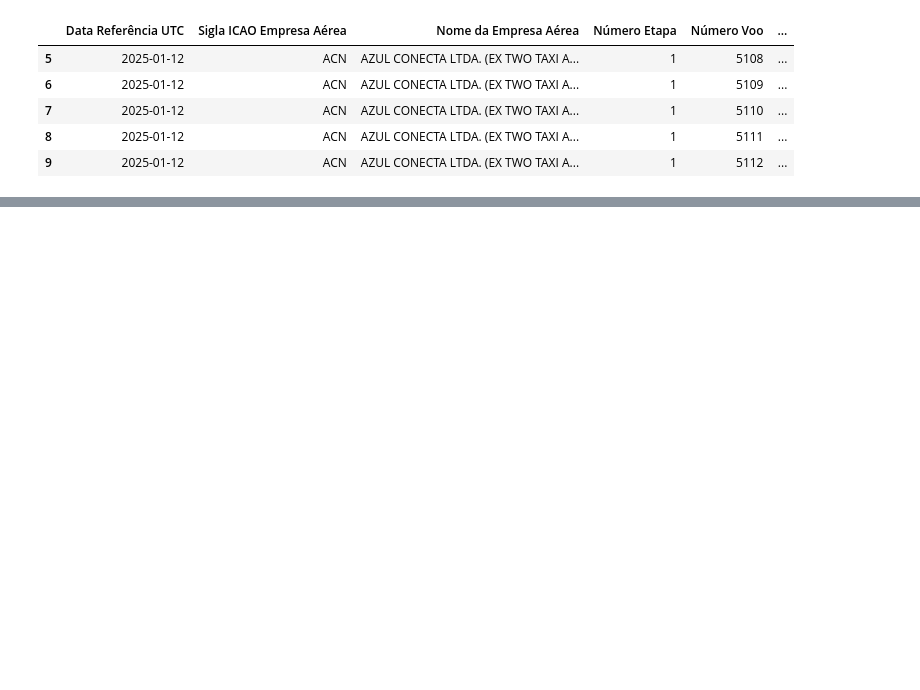
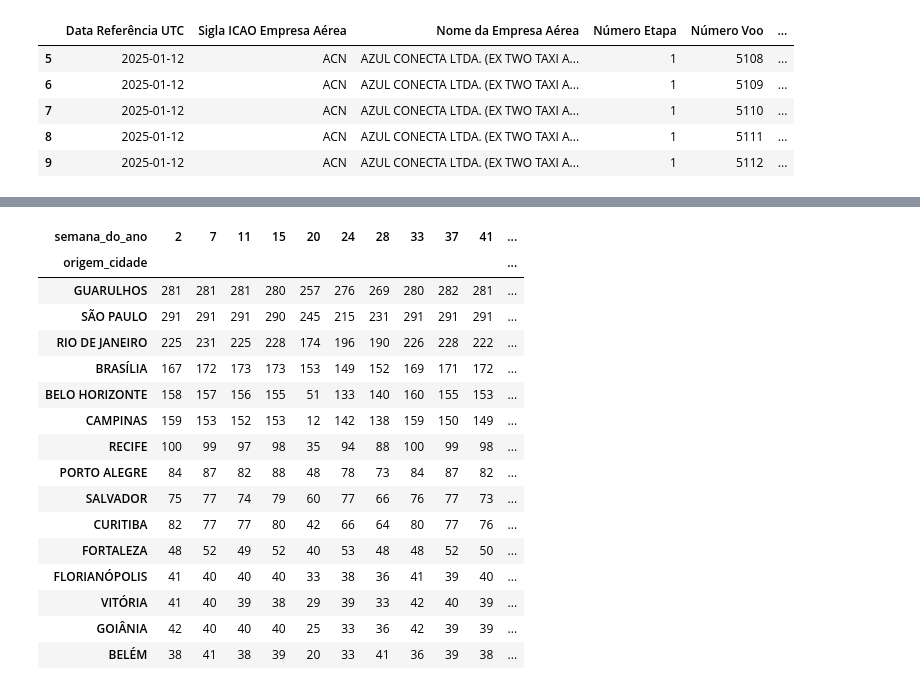
Before and after one commit to Adamlobe/univesp_tcc_ds, a Jupyter notebook: main.ipynb, the cells around one changed output, grey strips where cells are left out. Cells and saved outputs as stored; diff of their text form; code cells hidden in the pictures; blank space fills up the shorter version.

```diff
--- a/main.ipynb
+++ b/main.ipynb
@@ -175,0 +235,20 @@ df_eda.head()
+# %%
+contagem_por_terminal.head(15)
+# %% [output]
+| semana_do_ano | 2 | 7 | 11 | 15 | 20 | 24 | 28 | 33 | 37 | 41 | ... |
+| origem_cidade |  |  |  |  |  |  |  |  |  |  | ... |
+| GUARULHOS | 281 | 281 | 281 | 280 | 257 | 276 | 269 | 280 | 282 | 281 | ... |
+| SÃO PAULO | 291 | 291 | 291 | 290 | 245 | 215 | 231 | 291 | 291 | 291 | ... |
+| RIO DE JANEIRO | 225 | 231 | 225 | 228 | 174 | 196 | 190 | 226 | 228 | 222 | ... |
+| BRASÍLIA | 167 | 172 | 173 | 173 | 153 | 149 | 152 | 169 | 171 | 172 | ... |
+| BELO HORIZONTE | 158 | 157 | 156 | 155 | 51 | 133 | 140 | 160 | 155 | 153 | ... |
+| CAMPINAS | 159 | 153 | 152 | 153 | 12 | 142 | 138 | 159 | 150 | 149 | ... |
+| RECIFE | 100 | 99 | 97 | 98 | 35 | 94 | 88 | 100 | 99 | 98 | ... |
+| PORTO ALEGRE | 84 | 87 | 82 | 88 | 48 | 78 | 73 | 84 | 87 | 82 | ... |
+| SALVADOR | 75 | 77 | 74 | 79 | 60 | 77 | 66 | 76 | 77 | 73 | ... |
+| CURITIBA | 82 | 77 | 77 | 80 | 42 | 66 | 64 | 80 | 77 | 76 | ... |
+| FORTALEZA | 48 | 52 | 49 | 52 | 40 | 53 | 48 | 48 | 52 | 50 | ... |
+| FLORIANÓPOLIS | 41 | 40 | 40 | 40 | 33 | 38 | 36 | 41 | 39 | 40 | ... |
+| VITÓRIA | 41 | 40 | 39 | 38 | 29 | 39 | 33 | 42 | 40 | 39 | ... |
+| GOIÂNIA | 42 | 40 | 40 | 40 | 25 | 33 | 36 | 42 | 39 | 39 | ... |
+| BELÉM | 38 | 41 | 38 | 39 | 20 | 33 | 41 | 36 | 39 | 38 | ... |
```
Also changed, not shown: parts of 11 cells of this notebook, 2 other files.
